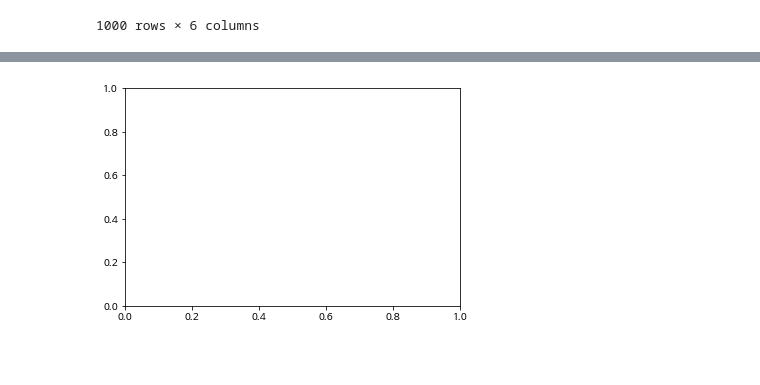
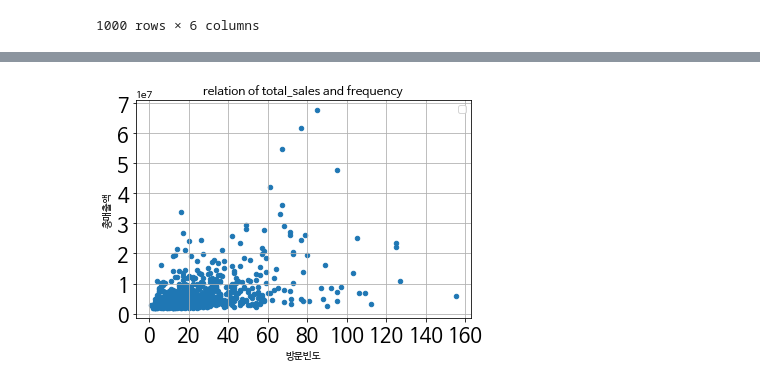
Before and after one commit to enosung/ubion, a Jupyter notebook: 유비온_2번째주_수업02(01월02일~01월09일).ipynb, the cells around one changed output, grey strips where cells are left out. Cells and saved outputs as stored; diff of their text form; code cells hidden in the pictures; blank space fills up the shorter version.

```diff
--- a/유비온_2번째주_수업02(01월02일~01월09일).ipynb
+++ b/유비온_2번째주_수업02(01월02일~01월09일).ipynb
@@ -663,3 +930,10 @@ plt.rc('font', family = 'NanumBarunGothic')
 # %%
-xy_merge.plot.scatter(x = "방문빈도", y = "방문총액", title = "relation of total_sales and frequency")
+%matplotlib inline
+xy_merge.plot.scatter(x = "방문빈도", y = "총매출액", title = "relation of total_sales and frequency")
+
+plt.legend( )
+plt.grid( )
+plt.xticks(fontsize = 20)
+plt.yticks(fontsize = 20)
+plt.show( )
 # %% [output]
@@ -667 +941 @@ KeyError: ignored
-[figure, old version]
+[figure, new version]
```
Also changed, not shown: parts of 109 cells of this notebook.
